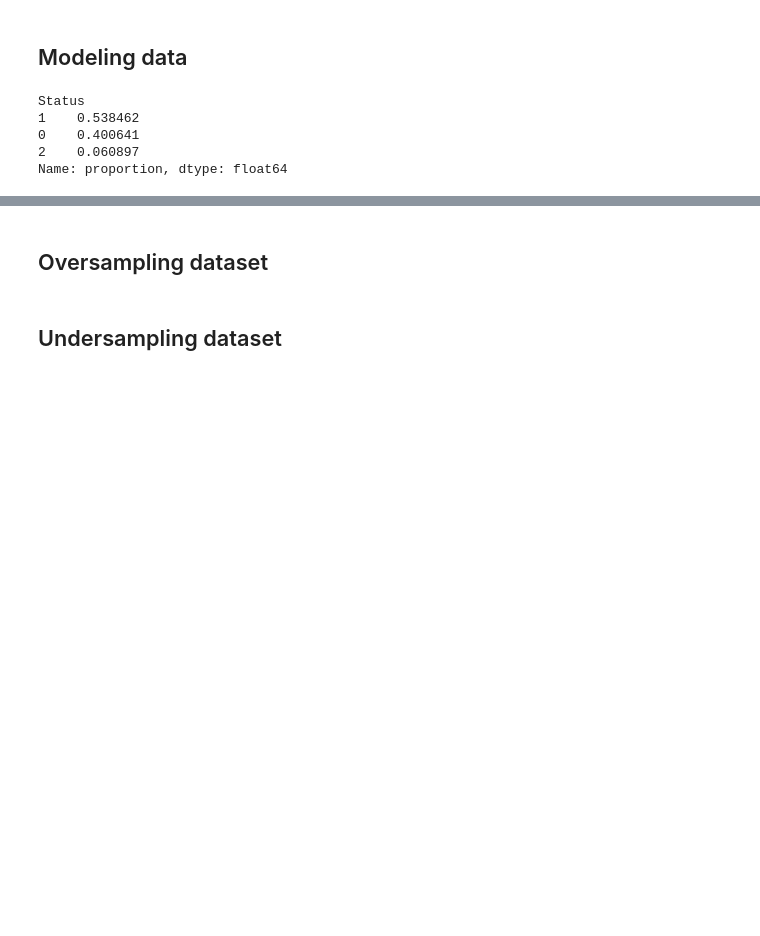
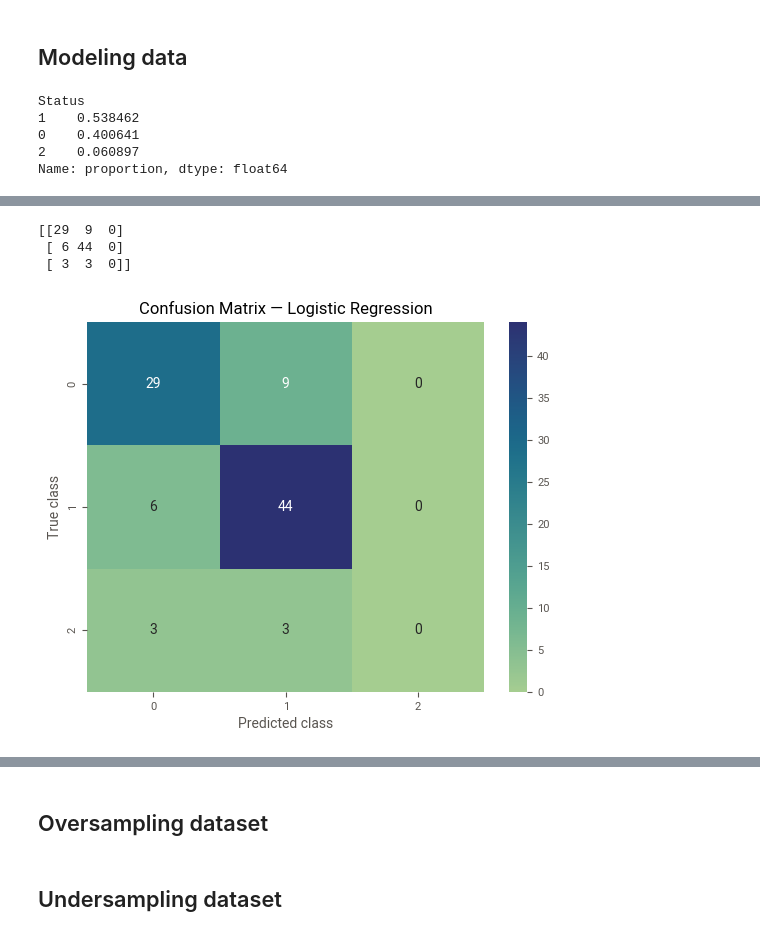
Before and after one commit to CarolinaCapitao/Machine-Learning, a Jupyter notebook: Cirrhosis_database.ipynb, the cells around one changed output, grey strips where cells are left out. Drawn from its saved outputs; the diff is of its cells as text; code cells hidden in the pictures; blank space fills up the shorter version.

```diff
--- a/Cirrhosis_database.ipynb
+++ b/Cirrhosis_database.ipynb
@@ -1364,0 +1498,21 @@ array([1, 0, 0, 1, 1, 1, 0, 0, 0, 1, 1, 1, 1, 1, 1, 0, 0, 0, 1, 1, 0, 0,
+# %%
+# Logistic Regression
+from sklearn.linear_model import LogisticRegression
+
+# Initialize and train the Logistic Regression classifier
+# Note: by default, LogisticRegression uses One-vs-Rest (OvR) strategy for multiclass classification
+# 'liblinear' solver is recommended for small datasets
+clf_LR = LogisticRegression(random_state=42, solver='liblinear')
+clf_LR = clf_LR.fit(X_train, y_train)
+# %%
+# Predict the class labels for the test set
+y_pred_LR = clf_LR.predict(X_test)
+
+# Predict the class probabilities for the test set (one row per observation, one column per class)
+y_pred_LR_prob = clf_LR.predict_proba(X_test)
+
+# Display predicted probabilities
+print(y_pred_LR_prob)
+
+# Display predicted class labels
+print(y_pred_LR)
@@ -1364,0 +1537,26 @@ array([1, 0, 0, 1, 1, 1, 0, 0, 0, 1, 1, 1, 1, 1, 1, 0, 0, 0, 1, 1, 0, 0,
+# %%
+# Confusion matrix for Logistic Regression
+
+# Compute the confusion matrix based on test set predictions
+cm_LR = confusion_matrix(y_test, y_pred_LR)
+
+# Display the confusion matrix as raw values
+print(cm_LR)
+
+# Visualize the confusion matrix as a heatmap
+sns.heatmap(cm_LR, annot=True, fmt="d", cmap='crest')  # Annotate with integer counts, 'crest' sets the color scheme
+
+# Set axis labels
+plt.xlabel("Predicted class")
+plt.ylabel("True class")
+
+# Add a title
+plt.title("Confusion Matrix — Logistic Regression")
+
+# Show the plot
+plt.show()
+# %% [output]
+[[29  9  0]
+ [ 6 44  0]
+ [ 3  3  0]]
+[figure, added]
```
Also changed, not shown: parts of 68 cells of this notebook.
